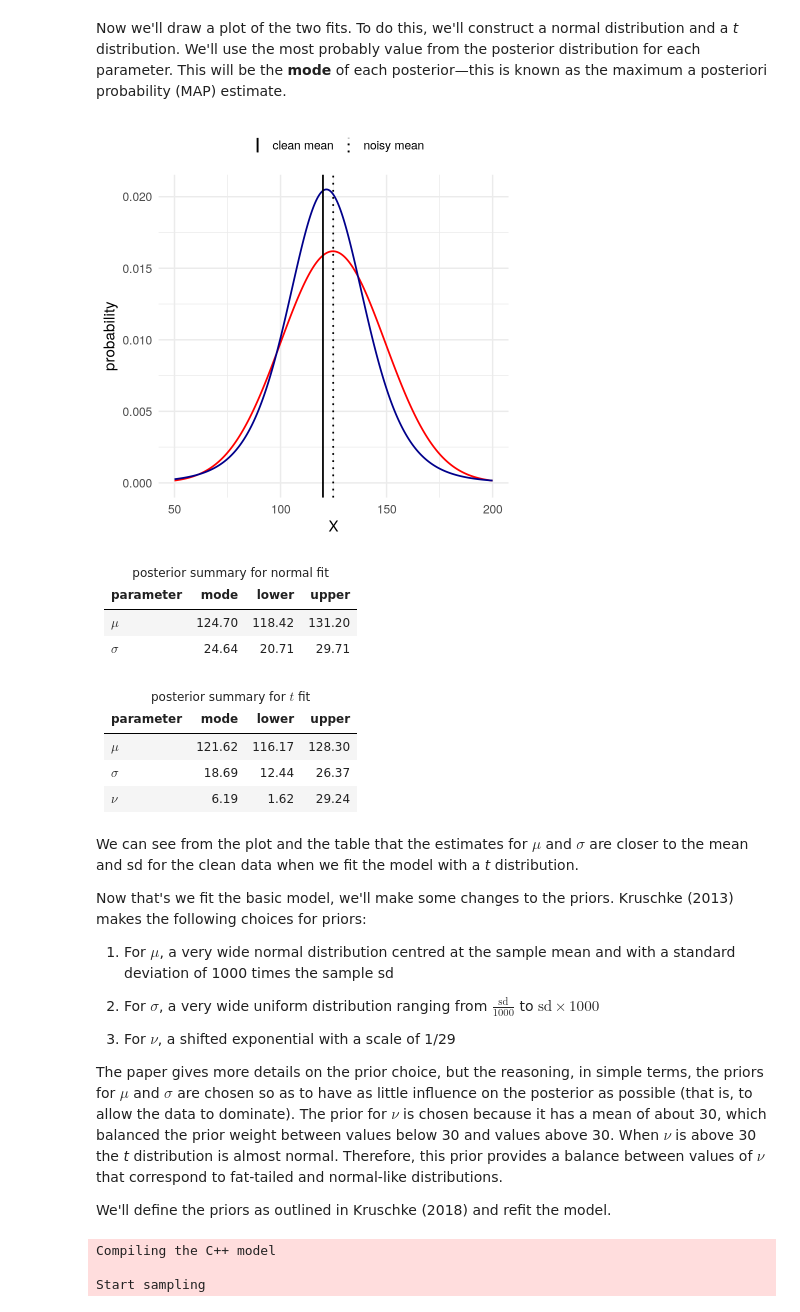
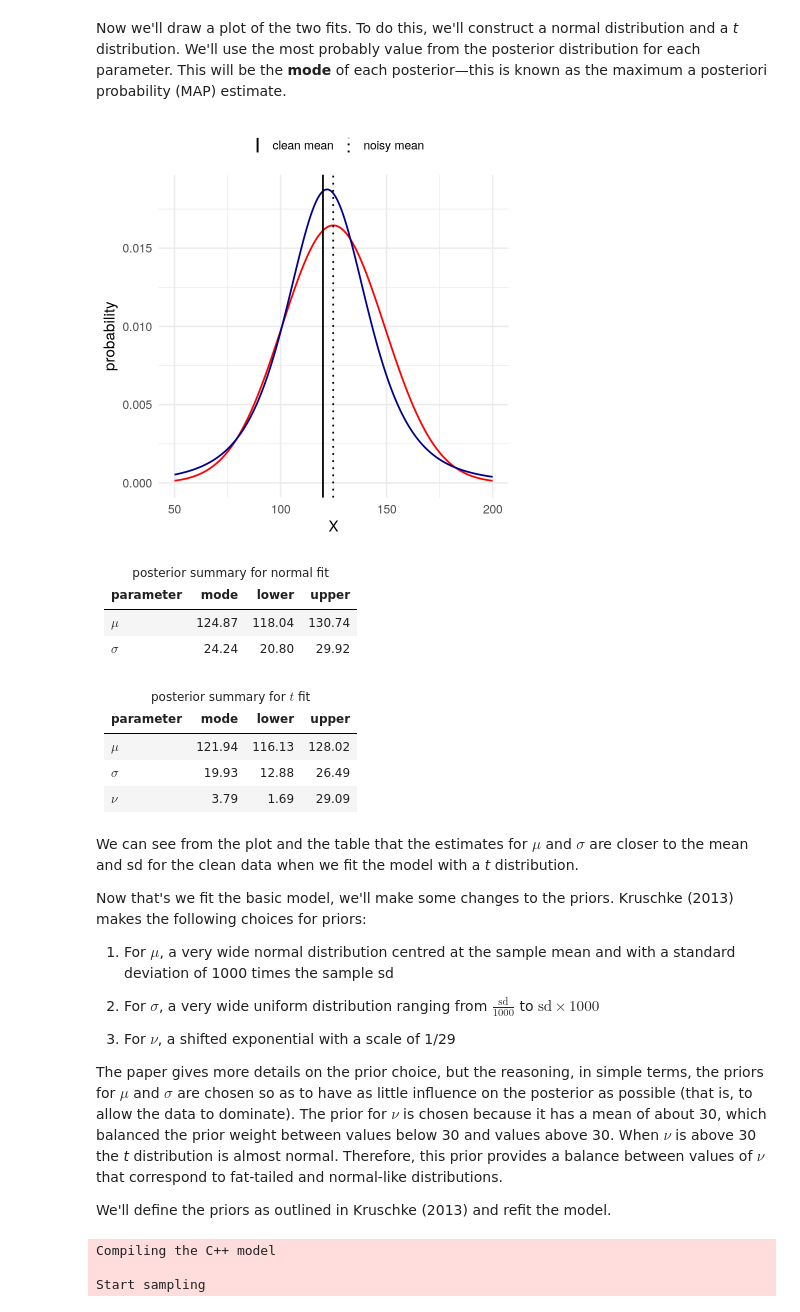
Before and after one commit to ljcolling/arm-bayes-2020, a Jupyter notebook: part9.ipynb, the cells around one changed output. Cells and saved outputs as stored; diff of their text form; code cells hidden in the pictures.

```diff
--- a/part9.ipynb
+++ b/part9.ipynb
@@ -286,38 +286,38 @@ mcmc_t = posterior_samples(fit_t) %>% select(1:3) %>% set_colnames(c("mu","sigma
 post_normal = map_df(mcmc_normal,function(x) tidybayes::mode_hdi(x)) %>% add_column(parameter = names(mcmc_normal), .before = 1)
 
 post_t = rbind(map_df(mcmc_t[1:2],function(x) tidybayes::mode_hdi(x)) %>% add_column(parameter = names(mcmc_normal)[1:2], .before = 1),
-             tidybayes::mean_hdi(log10(mcmc_t$nu)) %>% add_column(parameter = "log10(nu)", .before = 1))
+             tidybayes::mode_hdi(log10(mcmc_t$nu)) %>% add_column(parameter = "log10(nu)", .before = 1))
 post_t = rbind(post_t,
       post_t %>% slice(3) %>% mutate(parameter = "nu",
                               y = 10^y,
                               ymin = 10^ymin,
                               ymax = 10^ymax))
 
 
 xvals = seq(0,250, length.out = 10000)
 map_normal_df = tibble(x = xvals) %>%
                mutate(y = dnorm(x = x,
                                 mean = post_normal %>% filter(parameter == "mu") %>% pull(y),
                                 sd = post_normal %>% filter(parameter == "sigma") %>% pull(y)))
 
 map_t_df = tibble(x = xvals) %>%
                mutate(y = dt.scaled(x = x,
                                 mean = post_t %>% filter(parameter == "mu") %>% pull(y),
                                 sd = post_t %>% filter(parameter == "sigma") %>% pull(y),
                                 df = post_t %>% filter(parameter == "nu") %>% pull(y)))
 
 ggplot() +
 geom_line(data = map_normal_df, mapping = aes(x = x, y = y, colour = "normal"), size = 1, na.rm = T) +
 geom_line(data = map_t_df, mapping = aes(x = x, y = y, colour = "t"), size = 1, na.rm = T) +
 geom_vline(mapping = aes(xintercept = mean(clean_data), linetype = "clean"), size = 1) +
 geom_vline(mapping = aes(xintercept = mean(noisy_data), linetype = "noisy"), size = 1) +
 scale_x_continuous(limits = c(50,200), name = "X") +
 scale_y_continuous(name = "probability") +
 scale_colour_manual(values = c("red","darkblue"), name = NULL, guide = "none") +
 scale_linetype_manual(values = c(1,9), labels = c("clean mean","noisy mean"), name = NULL) +
 theme_minimal(18) + theme(legend.position = "top")
 # %% [output]
-[figure, old version]
+[figure, new version]
 # %%
 # 9
 
@@ -352,15 +352,15 @@ as.character() %>% IRdisplay::display_markdown()
 <tbody>
   <tr>
    <td style="text-align:left;"> $\mu$ </td>
-   <td style="text-align:right;"> 124.70 </td>
-   <td style="text-align:right;"> 118.42 </td>
-   <td style="text-align:right;"> 131.20 </td>
+   <td style="text-align:right;"> 124.87 </td>
+   <td style="text-align:right;"> 118.04 </td>
+   <td style="text-align:right;"> 130.74 </td>
   </tr>
   <tr>
    <td style="text-align:left;"> $\sigma$ </td>
-   <td style="text-align:right;"> 24.64 </td>
-   <td style="text-align:right;"> 20.71 </td>
-   <td style="text-align:right;"> 29.71 </td>
+   <td style="text-align:right;"> 24.24 </td>
+   <td style="text-align:right;"> 20.80 </td>
+   <td style="text-align:right;"> 29.92 </td>
   </tr>
 </tbody>
 </table>
@@ -377,21 +377,21 @@ as.character() %>% IRdisplay::display_markdown()
 <tbody>
   <tr>
    <td style="text-align:left;"> $\mu$ </td>
-   <td style="text-align:right;"> 121.62 </td>
-   <td style="text-align:right;"> 116.17 </td>
-   <td style="text-align:right;"> 128.30 </td>
+   <td style="text-align:right;"> 121.94 </td>
+   <td style="text-align:right;"> 116.13 </td>
+   <td style="text-align:right;"> 128.02 </td>
   </tr>
   <tr>
    <td style="text-align:left;"> $\sigma$ </td>
-   <td style="text-align:right;"> 18.69 </td>
-   <td style="text-align:right;"> 12.44 </td>
-   <td style="text-align:right;"> 26.37 </td>
+   <td style="text-align:right;"> 19.93 </td>
+   <td style="text-align:right;"> 12.88 </td>
+   <td style="text-align:right;"> 26.49 </td>
   </tr>
   <tr>
    <td style="text-align:left;"> $\nu$ </td>
-   <td style="text-align:right;"> 6.19 </td>
-   <td style="text-align:right;"> 1.62 </td>
-   <td style="text-align:right;"> 29.24 </td>
+   <td style="text-align:right;"> 3.79 </td>
+   <td style="text-align:right;"> 1.69 </td>
+   <td style="text-align:right;"> 29.09 </td>
   </tr>
 </tbody>
 </table>
@@ -408,7 +408,7 @@ Now that's we fit the basic model, we'll make some changes to the priors. Krusch
 
 The paper gives more details on the prior choice, but the reasoning, in simple terms, the priors for $\mu$ and $\sigma$ are chosen so as to have as little influence on the posterior as possible (that is, to allow the data to dominate). The prior for $\nu$ is chosen because it has a mean of about 30, which balanced the prior weight between values below 30 and values above 30. When $\nu$ is above 30 the *t* distribution is almost normal. Therefore, this prior provides a balance between values of $\nu$ that correspond to fat-tailed and normal-like distributions.
 
-We'll define the priors as outlined in Kruschke (2018) and refit the model.
+We'll define the priors as outlined in Kruschke (2013) and refit the model.
 # %%
 # 10
 # fit the model using Kruschke's priors
```
Also changed, not shown: parts of 12 cells of this notebook, 4 other files.
